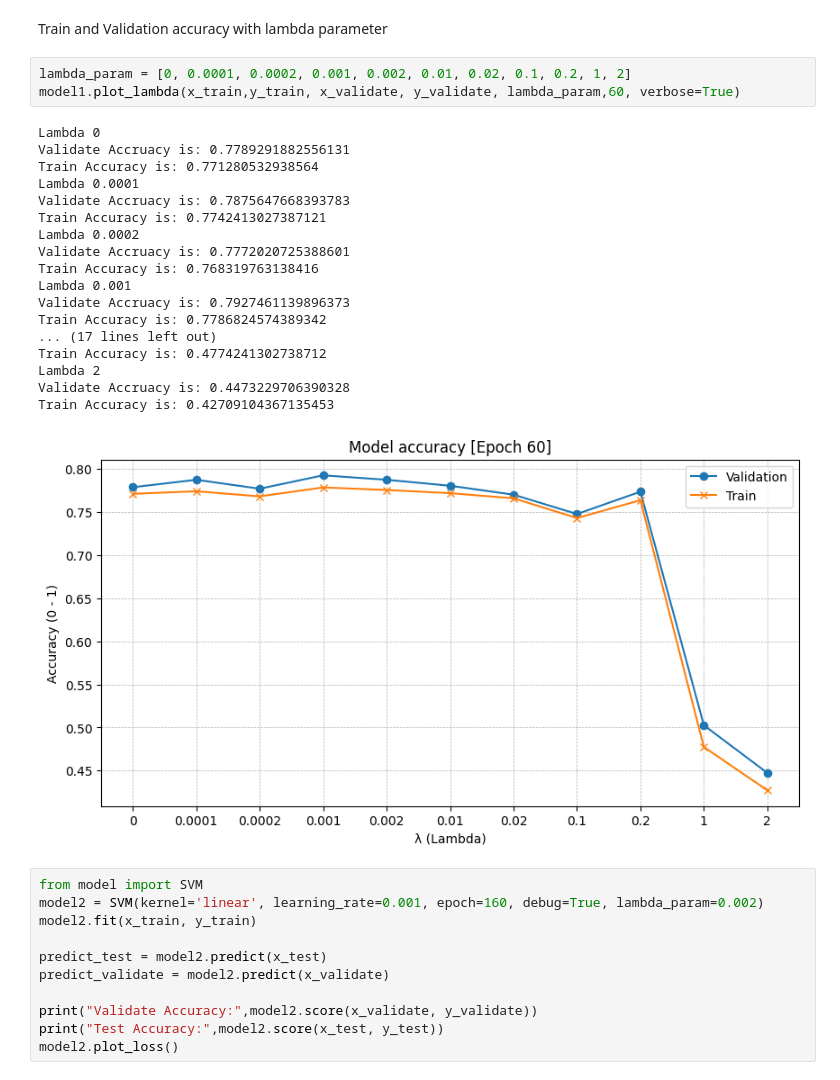
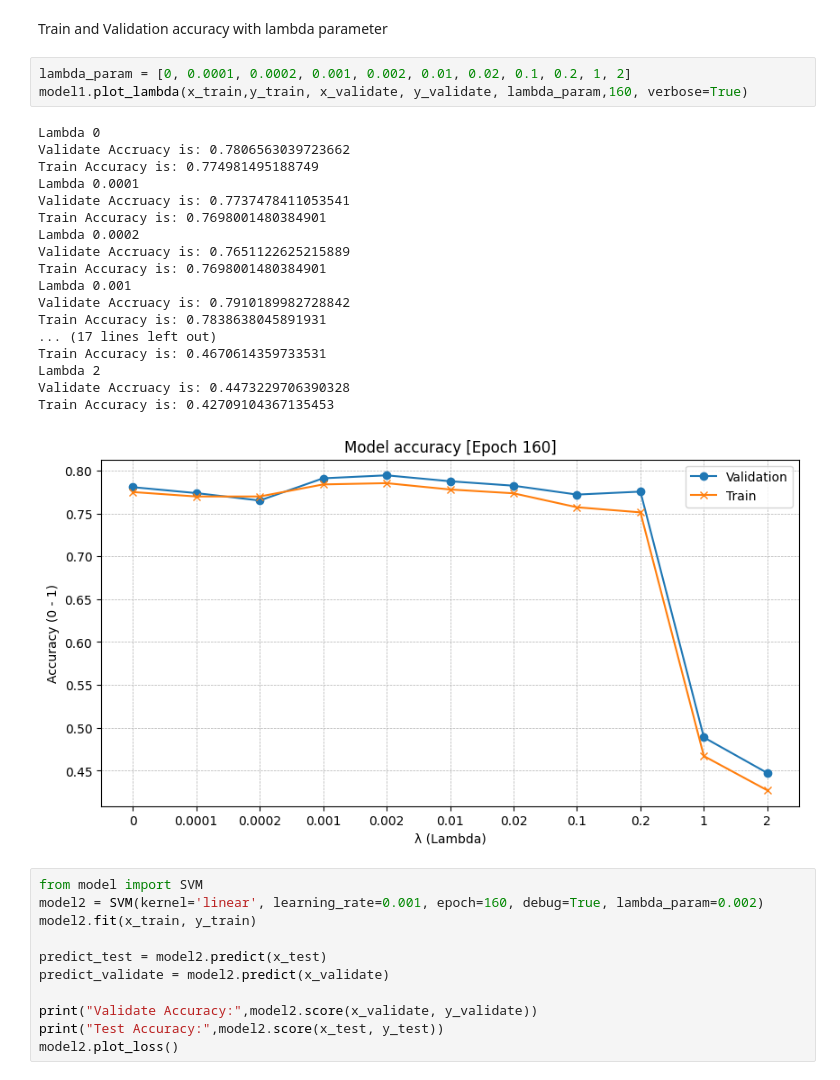
Before and after one commit to PeerasitPloyaram/Support_Vector_Machine_SVM-From_Scratch, a Jupyter notebook: src/main_water_Quality1.ipynb, the cells around one changed output. Cells and saved outputs as stored; diff of their text form.

```diff
--- a/src/main_water_Quality1.ipynb
+++ b/src/main_water_Quality1.ipynb
@@ -256,26 +256,26 @@ Train Accuracy is: 0.768319763138416
 Train and Validation accuracy with lambda parameter
 # %%
 lambda_param = [0, 0.0001, 0.0002, 0.001, 0.002, 0.01, 0.02, 0.1, 0.2, 1, 2]
-model1.plot_lambda(x_train,y_train, x_validate, y_validate, lambda_param,60, verbose=True)
+model1.plot_lambda(x_train,y_train, x_validate, y_validate, lambda_param,160, verbose=True)
 # %% [output]
 Lambda 0
-Validate Accruacy is: 0.7789291882556131
-Train Accuracy is: 0.771280532938564
+Validate Accruacy is: 0.7806563039723662
+Train Accuracy is: 0.774981495188749
 Lambda 0.0001
-Validate Accruacy is: 0.7875647668393783
-Train Accuracy is: 0.7742413027387121
+Validate Accruacy is: 0.7737478411053541
+Train Accuracy is: 0.7698001480384901
 Lambda 0.0002
-Validate Accruacy is: 0.7772020725388601
-Train Accuracy is: 0.768319763138416
+Validate Accruacy is: 0.7651122625215889
+Train Accuracy is: 0.7698001480384901
 Lambda 0.001
-Validate Accruacy is: 0.7927461139896373
-Train Accuracy is: 0.7786824574389342
+Validate Accruacy is: 0.7910189982728842
+Train Accuracy is: 0.7838638045891931
 ... (17 lines left out)
-Train Accuracy is: 0.4774241302738712
+Train Accuracy is: 0.4670614359733531
 Lambda 2
 Validate Accruacy is: 0.4473229706390328
 Train Accuracy is: 0.42709104367135453
-[figure, old version]
+[figure, new version]
 # %%
 from model import SVM
 model2 = SVM(kernel='linear', learning_rate=0.001, epoch=160, debug=True, lambda_param=0.002)
```
